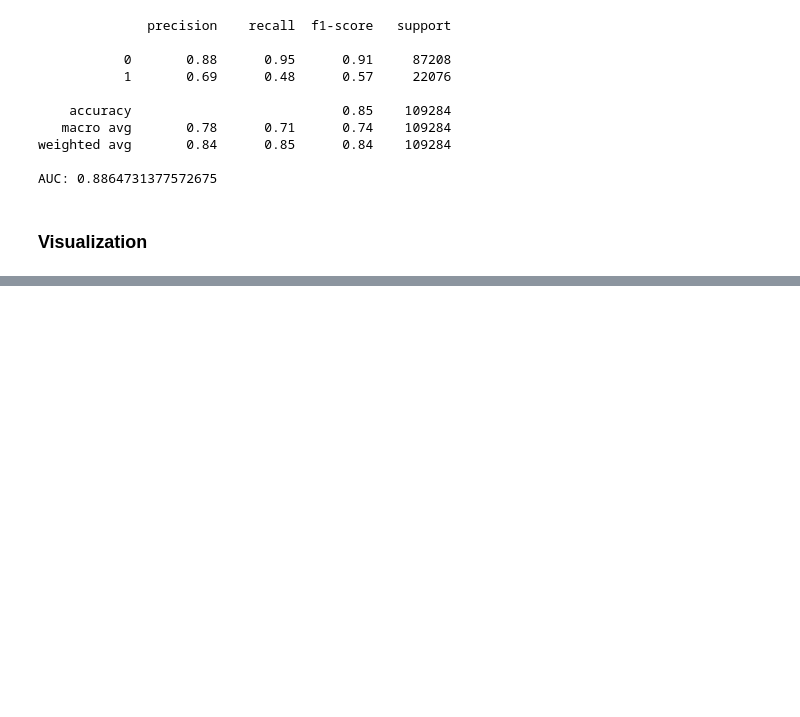
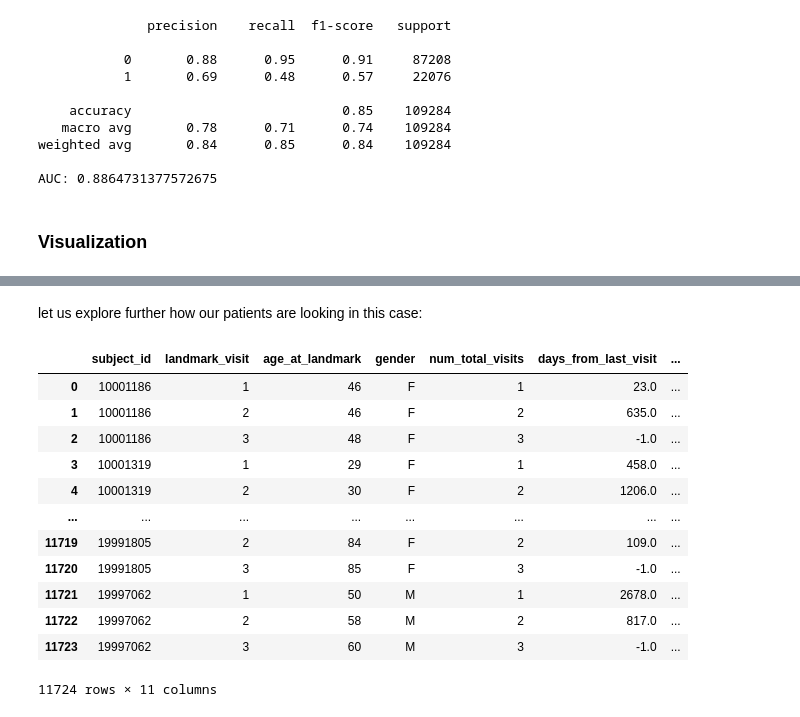
Before and after one commit to michechi/LLMSeq, a Jupyter notebook: src/xgboost.ipynb, the cells around one changed output, grey strips where cells are left out. Drawn from its saved outputs; the diff is of its cells as text; code cells hidden in the pictures; blank space fills up the shorter version.

```diff
--- a/src/xgboost.ipynb
+++ b/src/xgboost.ipynb
@@ -339,0 +865,18 @@ plt.show()
+# %% [markdown]
+let us explore further how our patients are looking in this case:
+# %%
+patients_longitudinal
+# %% [output]
+|  | subject_id | landmark_visit | age_at_landmark | gender | num_total_visits | days_from_last_visit | ... |
+| 0 | 10001186 | 1 | 46 | F | 1 | 23.0 | ... |
+| 1 | 10001186 | 2 | 46 | F | 2 | 635.0 | ... |
+| 2 | 10001186 | 3 | 48 | F | 3 | -1.0 | ... |
+| 3 | 10001319 | 1 | 29 | F | 1 | 458.0 | ... |
+| 4 | 10001319 | 2 | 30 | F | 2 | 1206.0 | ... |
+| ... | ... | ... | ... | ... | ... | ... | ... |
+| 11719 | 19991805 | 2 | 84 | F | 2 | 109.0 | ... |
+| 11720 | 19991805 | 3 | 85 | F | 3 | -1.0 | ... |
+| 11721 | 19997062 | 1 | 50 | M | 1 | 2678.0 | ... |
+| 11722 | 19997062 | 2 | 58 | M | 2 | 817.0 | ... |
+| 11723 | 19997062 | 3 | 60 | M | 3 | -1.0 | ... |
+11724 rows × 11 columns
```
Also changed, not shown: parts of 18 cells of this notebook, 1 other file.
